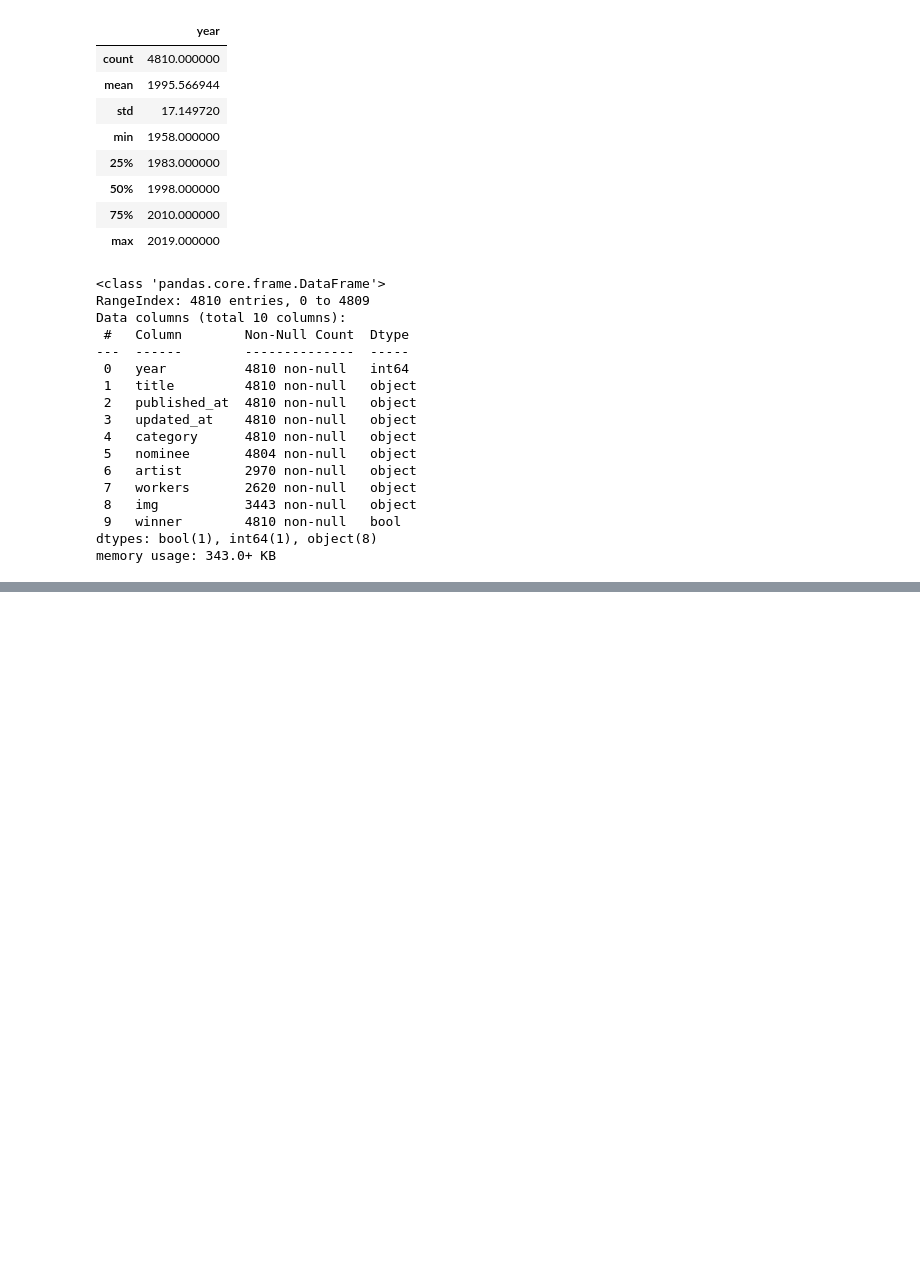
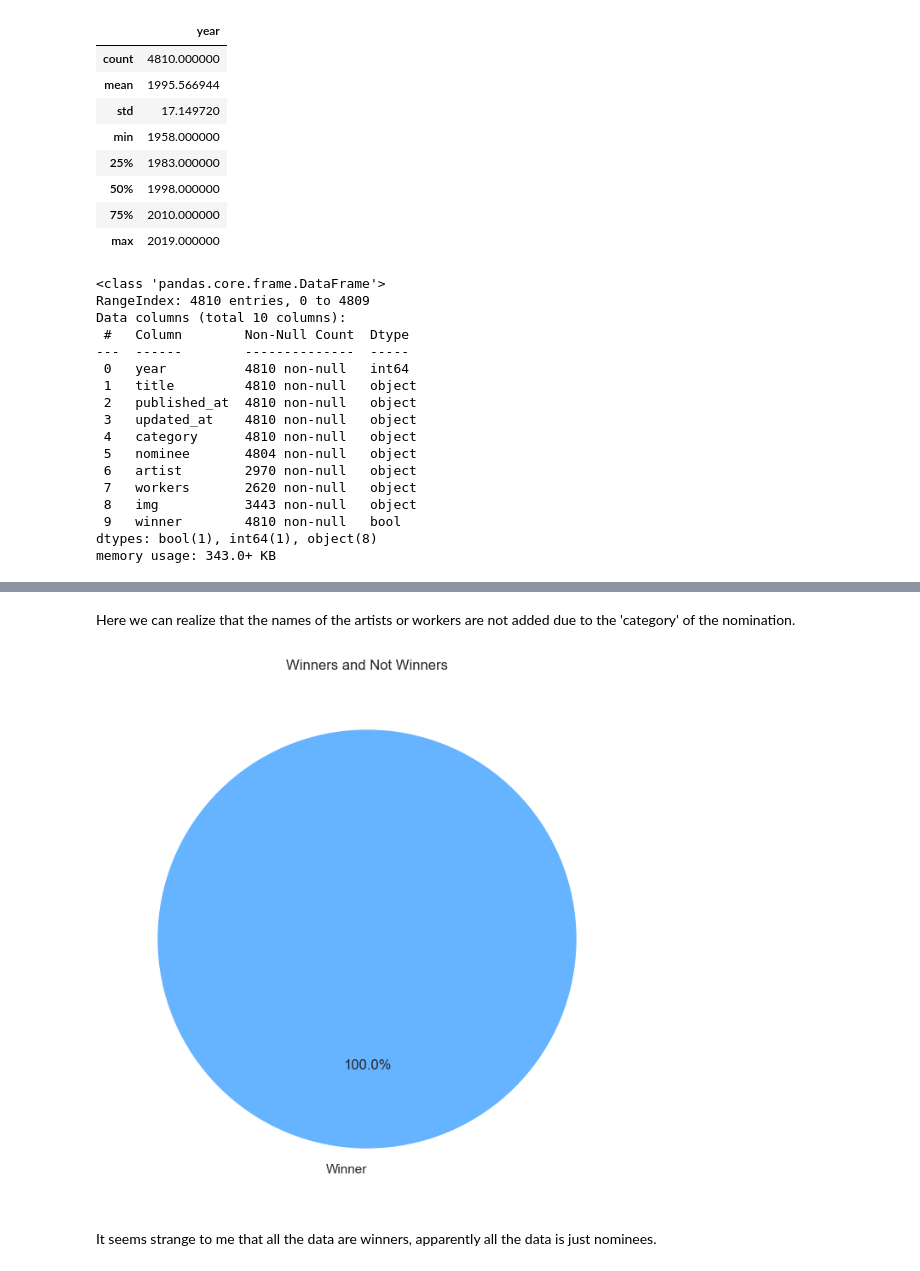
Before and after one commit to Davele12/Workshop2, a Jupyter notebook: DavidWorkshop2/notebooks/grammyAwards.ipynb, the cells around one changed output, grey strips where cells are left out. Drawn from its saved outputs; the diff is of its cells as text; code cells hidden in the pictures; blank space fills up the shorter version.

```diff
--- a/DavidWorkshop2/notebooks/grammyAwards.ipynb
+++ b/DavidWorkshop2/notebooks/grammyAwards.ipynb
@@ -107,0 +190,15 @@ plt.show()
+# %% [markdown]
+Here we can realize that the names of the artists or workers are not added due to the 'category' of the nomination.
+# %%
+winner_counts = df['winner'].value_counts()
+
+labels = ['Winner' if index else 'Not Winner' for index in winner_counts.index]
+
+plt.figure(figsize=(8, 8))
+plt.pie(winner_counts, labels=labels, autopct='%1.1f%%', startangle=90, colors=['#66b3ff','#99ff99'])
+plt.title('Winners and Not Winners')
+plt.show()
+# %% [output]
+[figure, added]
+# %% [markdown]
+It seems strange to me that all the data are winners, apparently all the data is just nominees.
```
Also changed, not shown: parts of 23 cells of this notebook.
